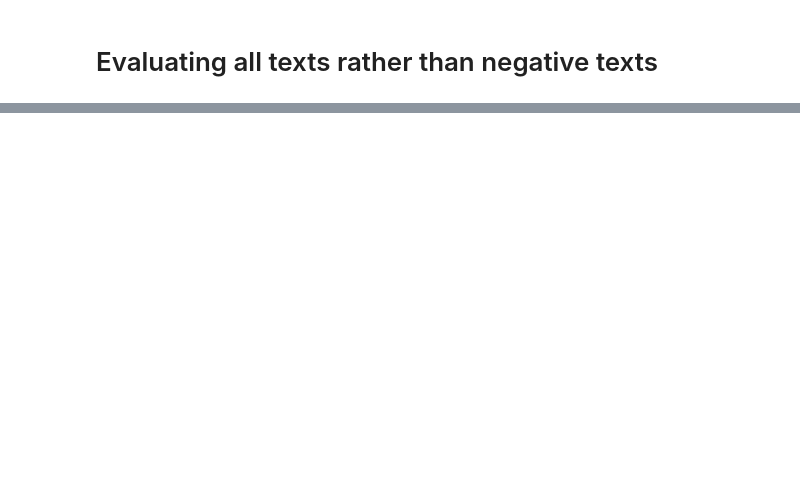
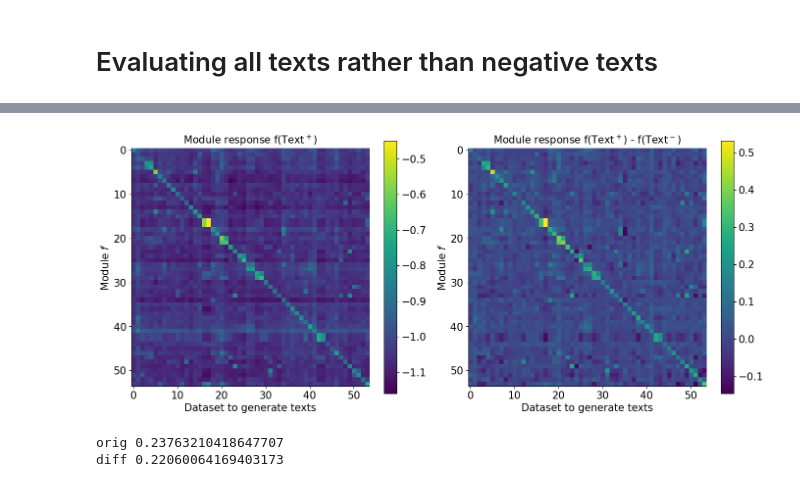
Before and after one commit to microsoft/automated-explanations, a Jupyter notebook: notebooks_sasc/02_synthetic_examples.ipynb, the cells around one changed output, grey strips where cells are left out. Drawn from its saved outputs; the diff is of its cells as text; code cells hidden in the pictures; blank space fills up the shorter version.

Commit message:
add synth heatmaps

```diff
--- a/notebooks_sasc/02_synthetic_examples.ipynb
+++ b/notebooks_sasc/02_synthetic_examples.ipynb
@@ -187,6 +182,7 @@ top2-acc 0.8888888888888888
 # %%
 rd1 = rd[rd.seed == 1]
 rd1 = rd1.sort_values(by='module_num')
+n = len(rd1)
 # %%
 from sasc.modules.emb_diff_module import EmbDiffModule
 from sasc.data.d3 import TASKS_D3
@@ -204,0 +218,5 @@ assert abs(np.mean(m(row['top_strs_added']) -
+# %%
+df = pd.DataFrame(d)
+df['added'] = df['score_added'].apply(lambda x: np.mean(x))
+df['removed'] = df['score_removed'].apply(lambda x: np.mean(x))
+df
@@ -204,0 +237,33 @@ assert abs(np.mean(m(row['top_strs_added']) -
+# %%
+added = df['added'].values.reshape((n, n))
+removed = df['removed'].values.reshape((n, n))
+
+plt.figure(figsize=(14, 6))
+plt.subplot(1, 2, 1)
+plt.imshow(added)
+plt.ylabel('Module $f$')
+plt.xlabel('Dataset to generate texts')
+plt.title('Module response f(Text$^+$)', fontsize='medium')
+plt.colorbar()
+
+plt.subplot(1, 2, 2)
+
+plt.imshow(added - removed)
+plt.ylabel('Module $f$')
+plt.xlabel('Dataset to generate texts')
+plt.title('Module response f(Text$^+$) - f(Text$^-$)', fontsize='medium')
+plt.colorbar()
+plt.savefig('mod_response_synthetic.pdf', bbox_inches='tight')
+plt.show()
+# %% [output]
+[figure, added]
+# %%
+# subtract diag mean from non-diag mean
+print('orig', added[np.eye(n).astype(bool)].mean() -
+      added[~np.eye(n).astype(bool)].mean())
+
+diff = added - removed
+print('diff', diff[np.eye(n).astype(bool)].mean())
+# %% [output]
+orig 0.23763210418647707
+diff 0.22060064169403173
```
Also changed, not shown: parts of 4 cells of this notebook.
